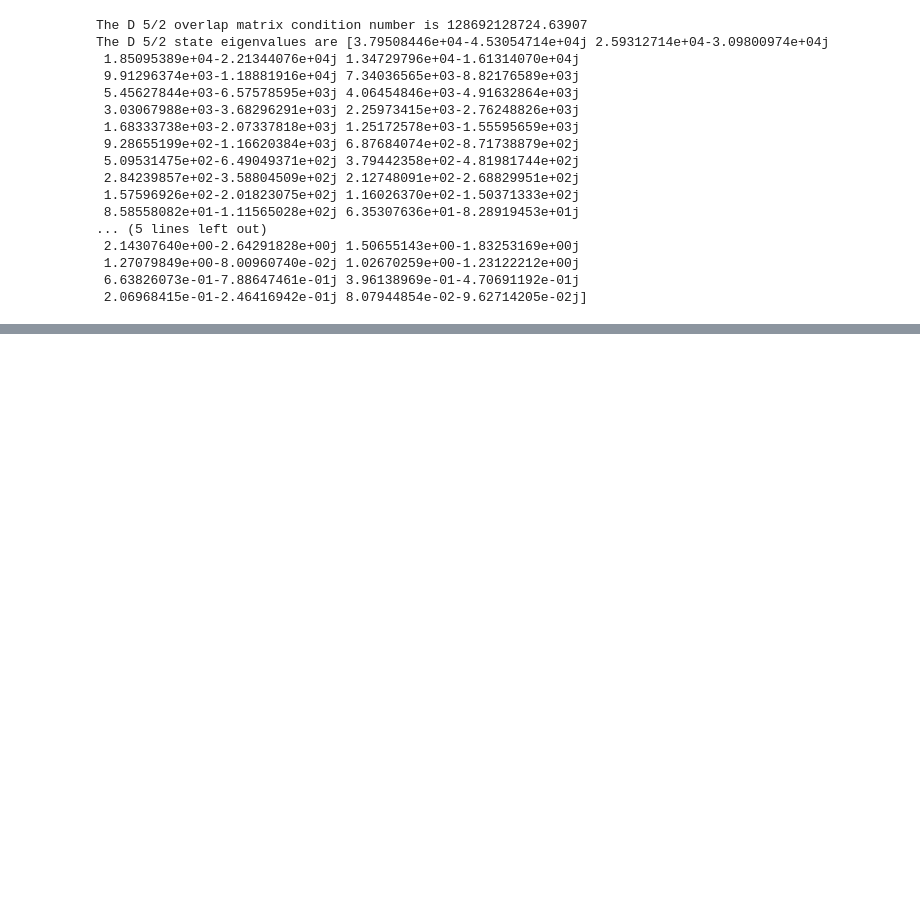
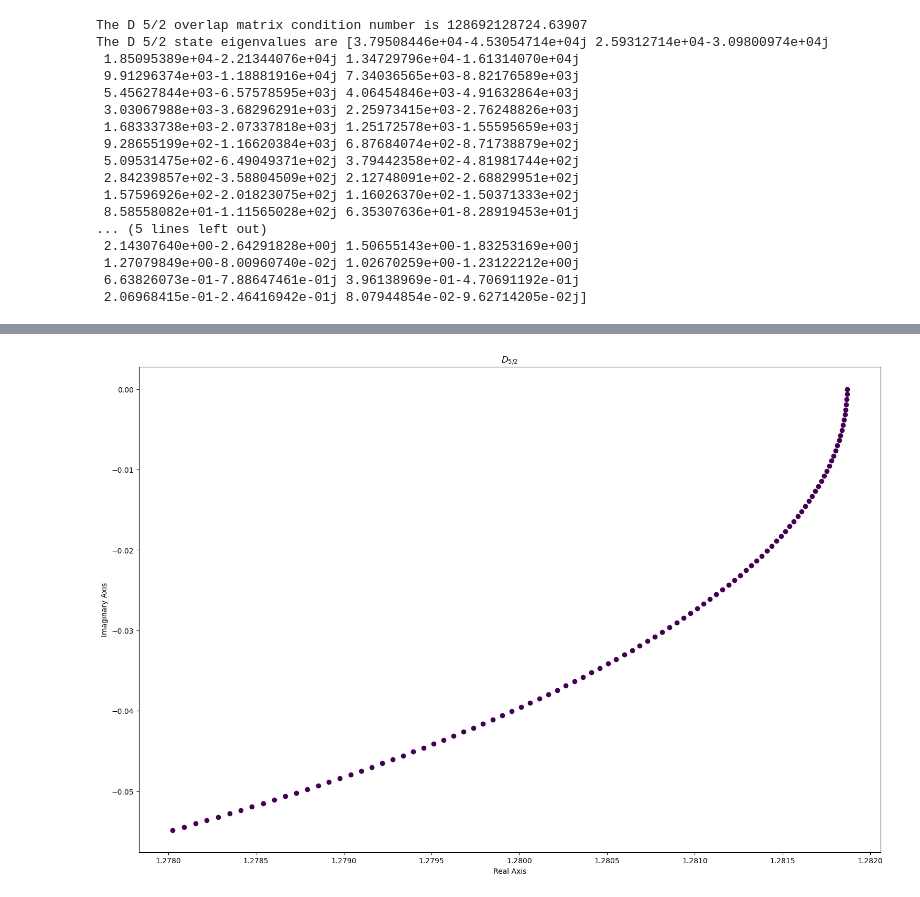
Before and after one commit to ellabeck03/halo-nuclei, a Jupyter notebook: Week 9/Complex Scaling Gaussians.ipynb, the cells around one changed output, grey strips where cells are left out. Cells and saved outputs as stored; diff of their text form; code cells hidden in the pictures; blank space fills up the shorter version.

```diff
--- a/Week 9/Complex Scaling Gaussians.ipynb
+++ b/Week 9/Complex Scaling Gaussians.ipynb
@@ -382,0 +409,21 @@ print(d_five_halfs_eigenvalue_theta_matrix[0, 35])
+# %%
+constrained_theta_values = np.linspace(0, np.pi / 4, 1000)
+d_five_half_eigen_matrix = np.zeros(shape=(len(constrained_theta_values), SUM_LIMIT), dtype=np.complex_)
+for i in enumerate(constrained_theta_values):
+    d_five_half_h_matrix, d_five_half_n_matrix = matrix_generation(2.5, 2, i[1])
+    d_five_half_eigenvalues, d_five_half_eigenvectors = scipy.linalg.eig(d_five_half_h_matrix, d_five_half_n_matrix)
+    d_five_half_eigen_matrix[i[0], :] = d_five_half_eigenvalues
+
+fig = plt.figure(figsize=(15, 10), layout='constrained')
+ax = fig.add_subplot()
+
+for i in enumerate(constrained_theta_values):
+    ax.scatter(np.real(d_five_half_eigen_matrix[i[0], 35]),
+                np.imag(d_five_half_eigen_matrix[i[0], 35]), c=(d_five_half_eigen_matrix[i[0], 35]), cmap='viridis')
+ax.set_xlabel('Real Axis')
+ax.set_ylabel('Imaginary Axis')
+ax.set_title(r'$D_{5/2}$')
+plt.show()
+plt.close()
+# %% [output]
+[figure, added]
```
Also changed, not shown: parts of 5 cells of this notebook.
